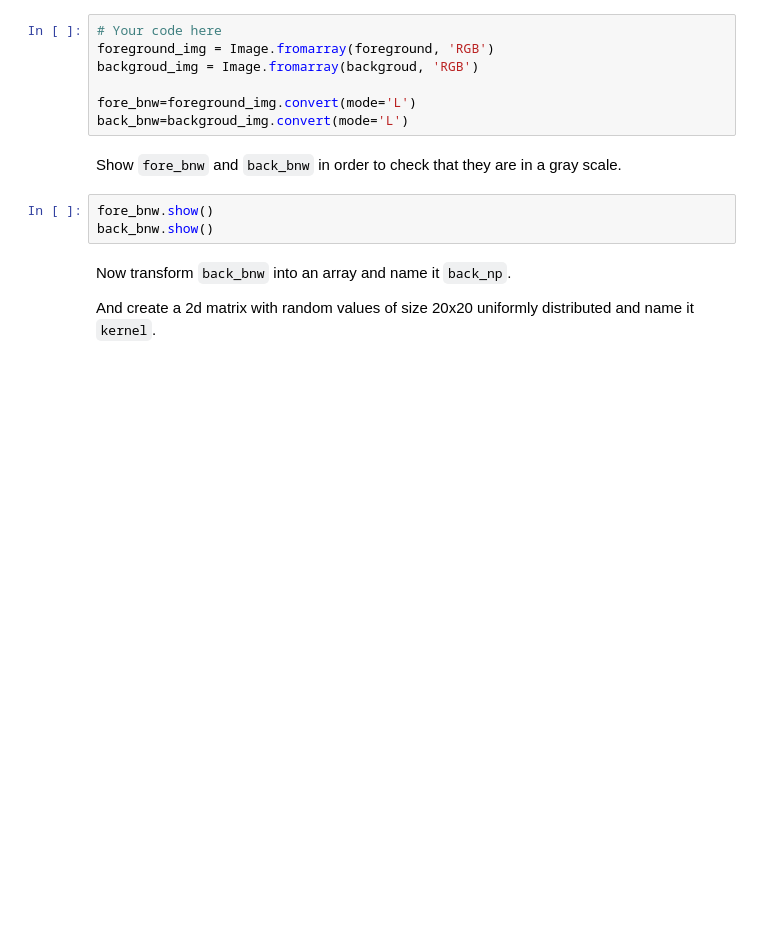
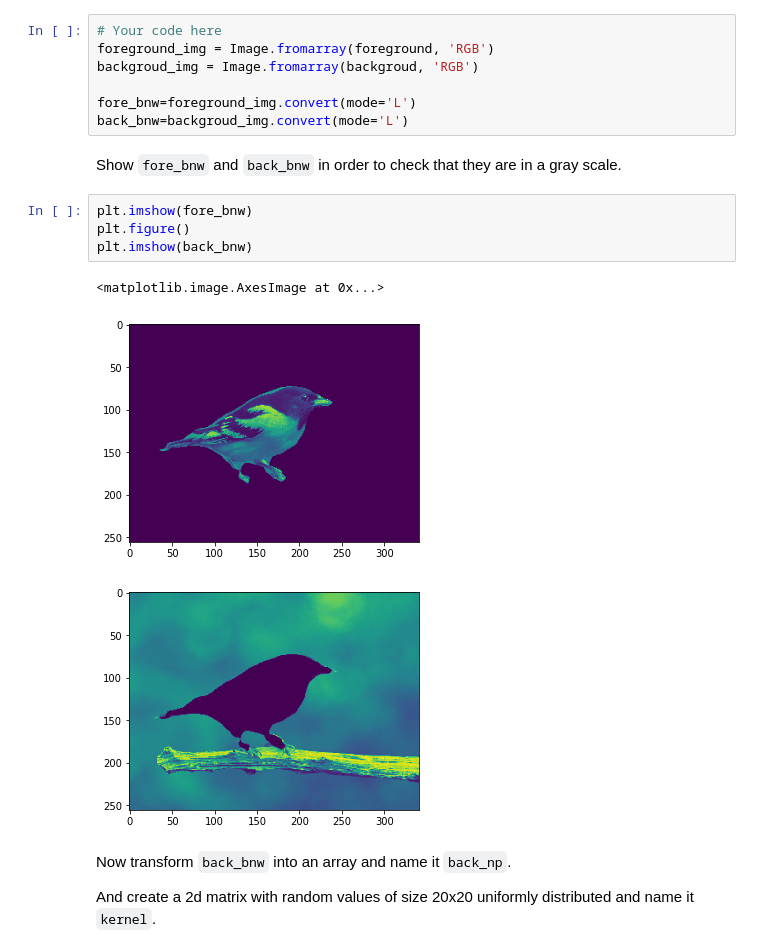
Before and after one commit to yuvtorres/lab-image-segmentation, a Jupyter notebook: main.ipynb, the cells around one changed output. Drawn from its saved outputs; the diff is of its cells as text; blank space fills up the shorter version.

```diff
--- a/main.ipynb
+++ b/main.ipynb
@@ -132,9 +142,14 @@ fore_bnw=foreground_img.convert(mode='L')
 back_bnw=backgroud_img.convert(mode='L')
 # %% [markdown]
 Show `fore_bnw` and `back_bnw` in order to check that they are in a gray scale.
-# %%
-fore_bnw.show()
-back_bnw.show()
+# %%
+plt.imshow(fore_bnw)
+plt.figure()
+plt.imshow(back_bnw)
+# %% [output]
+<matplotlib.image.AxesImage at 0x...>
+[figure, added]
+[figure, added]
 # %% [markdown]
 Now transform `back_bnw` into an array and name it `back_np`.
 
```
Also changed, not shown: parts of 13 cells of this notebook.
